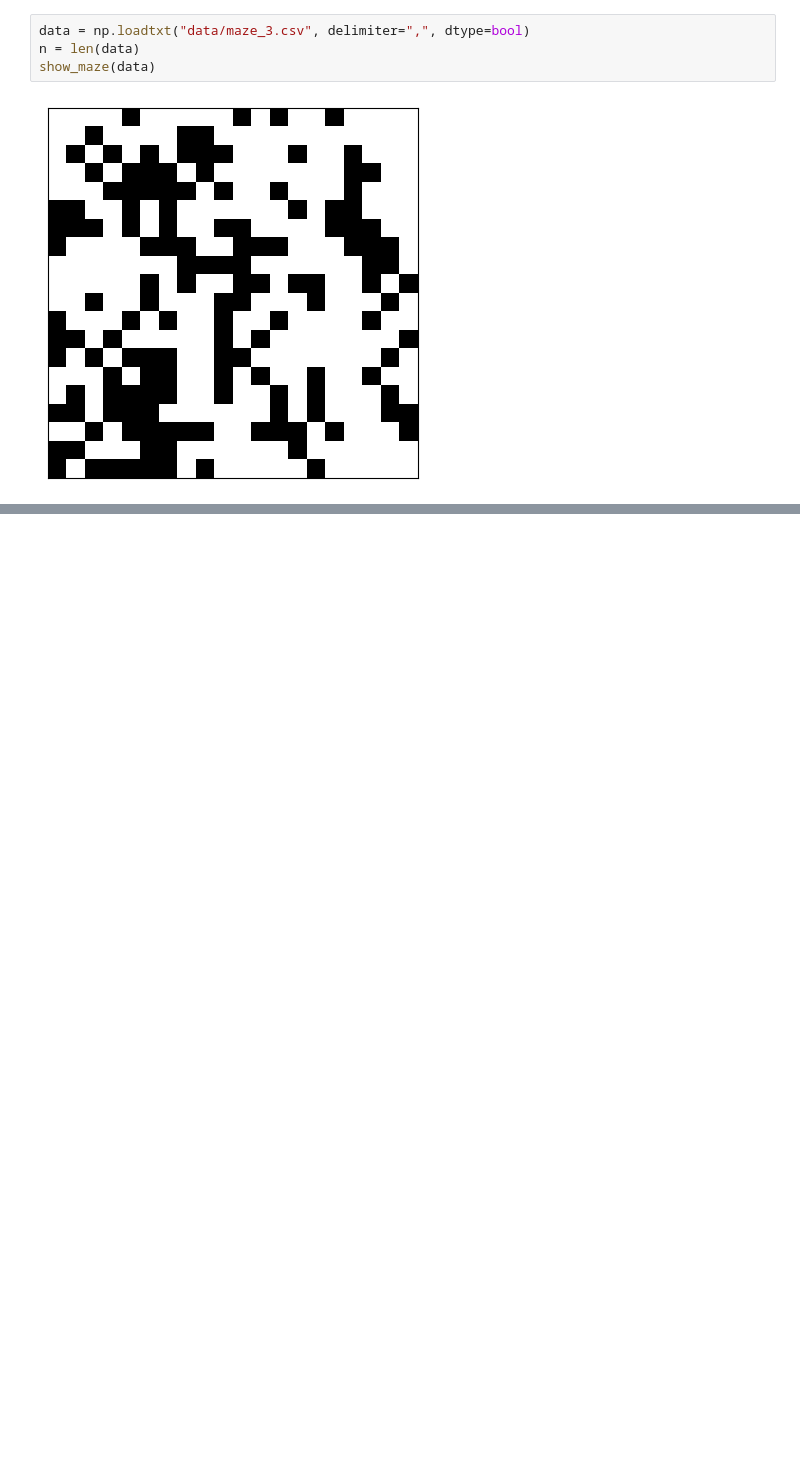
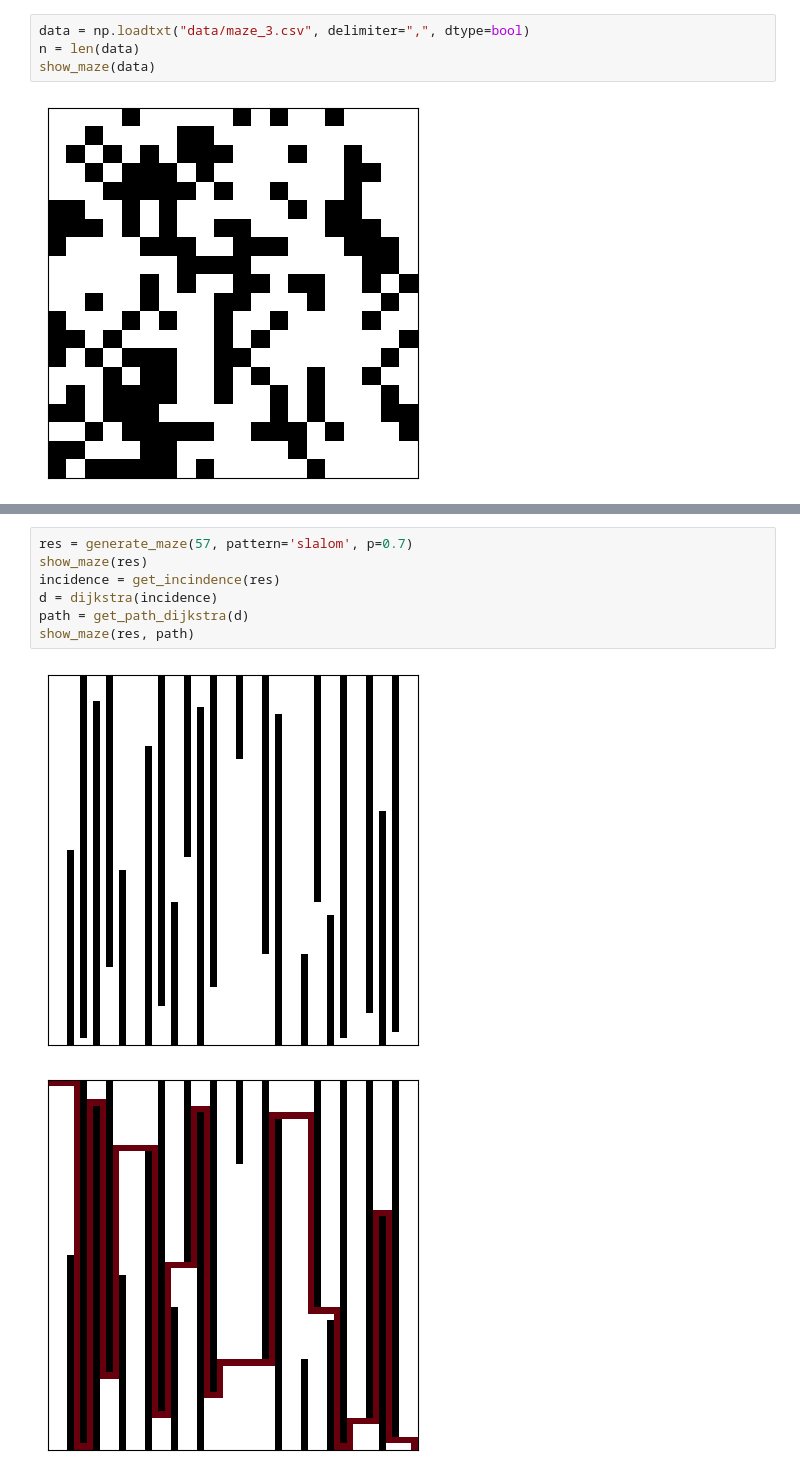
Before and after one commit to KLA0111/projekt_VVP, a Jupyter notebook: main.ipynb, the cells around one changed output, grey strips where cells are left out. Cells and saved outputs as stored; diff of their text form; blank space fills up the shorter version.

```diff
--- a/main.ipynb
+++ b/main.ipynb
@@ -239,0 +189,10 @@ inc = genarate_incidence(test)
+# %%
+res = generate_maze(57, pattern='slalom', p=0.7)
+show_maze(res)
+incidence = get_incindence(res)
+d = dijkstra(incidence)
+path = get_path_dijkstra(d)
+show_maze(res, path)
+# %% [output]
+[figure, added]
+[figure, added]
```
Also changed, not shown: parts of 18 cells of this notebook.
